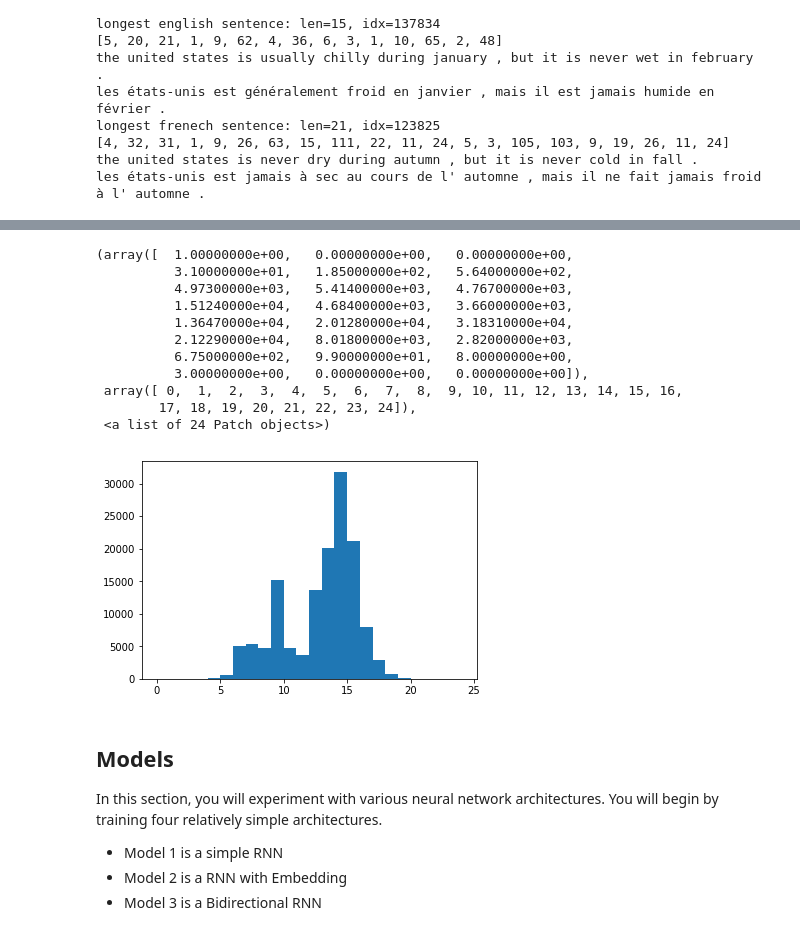
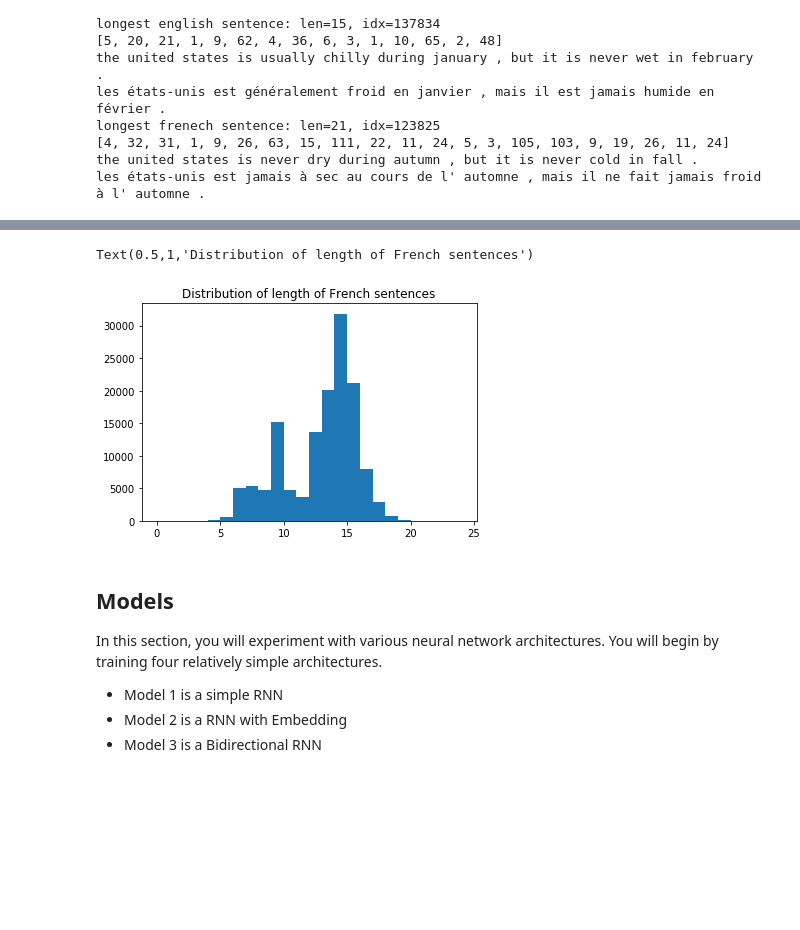
Before and after one commit to dynamic1/aind2-nlp-capstone, a Jupyter notebook: machine_translation.ipynb, the cells around one changed output, grey strips where cells are left out. Cells and saved outputs as stored; diff of their text form; code cells hidden in the pictures; blank space fills up the shorter version.

```diff
--- a/machine_translation.ipynb
+++ b/machine_translation.ipynb
@@ -288,19 +272,10 @@ plt.hist([len(s) for s in tmp_x], bins=range(25))
 # %%
 # dsitribution of length of french sentences
 plt.hist([len(s) for s in tmp_y], bins=range(25))
+plt.title("Distribution of length of French sentences")
 # %% [output]
-(array([  1.00000000e+00,   0.00000000e+00,   0.00000000e+00,
-          3.10000000e+01,   1.85000000e+02,   5.64000000e+02,
-          4.97300000e+03,   5.41400000e+03,   4.76700000e+03,
-          1.51240000e+04,   4.68400000e+03,   3.66000000e+03,
-          1.36470000e+04,   2.01280000e+04,   3.18310000e+04,
-          2.12290000e+04,   8.01800000e+03,   2.82000000e+03,
-          6.75000000e+02,   9.90000000e+01,   8.00000000e+00,
-          3.00000000e+00,   0.00000000e+00,   0.00000000e+00]),
- array([ 0,  1,  2,  3,  4,  5,  6,  7,  8,  9, 10, 11, 12, 13, 14, 15, 16,
-        17, 18, 19, 20, 21, 22, 23, 24]),
- <a list of 24 Patch objects>)
+Text(0.5,1,'Distribution of length of French sentences')
-[figure, old version]
+[figure, new version]
 # %% [markdown]
 ## Models
 In this section, you will experiment with various neural network architectures.
```
Also changed, not shown: parts of 27 cells of this notebook.
